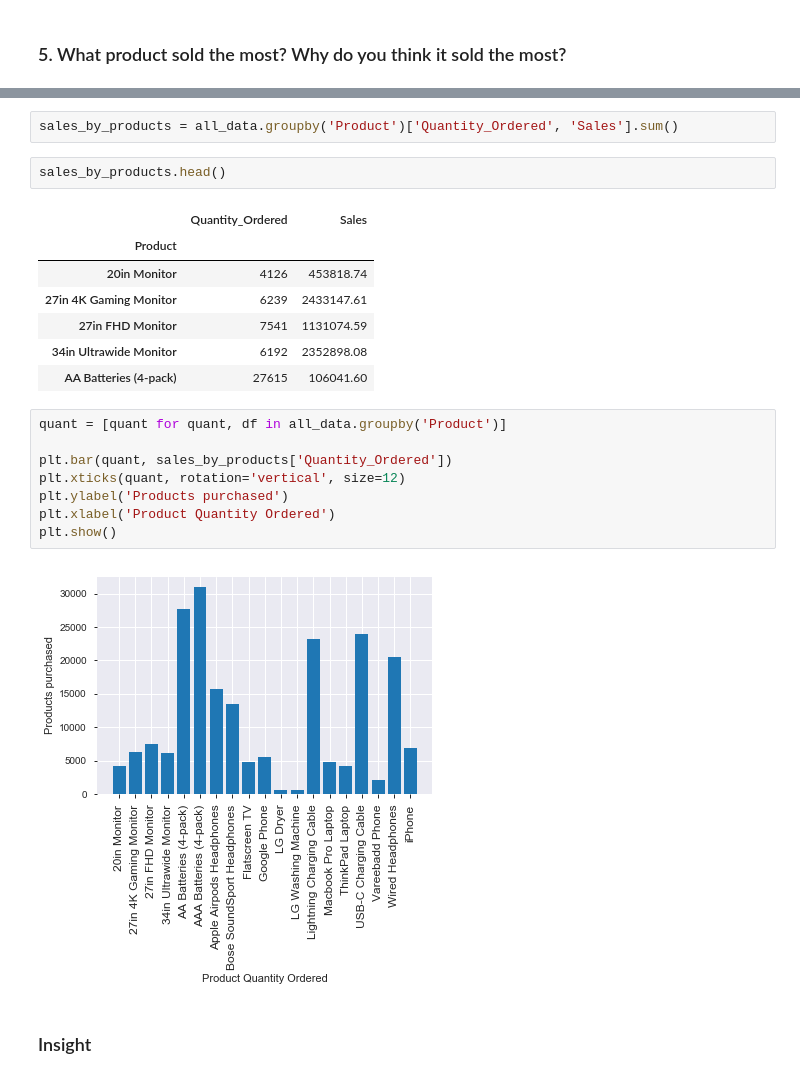
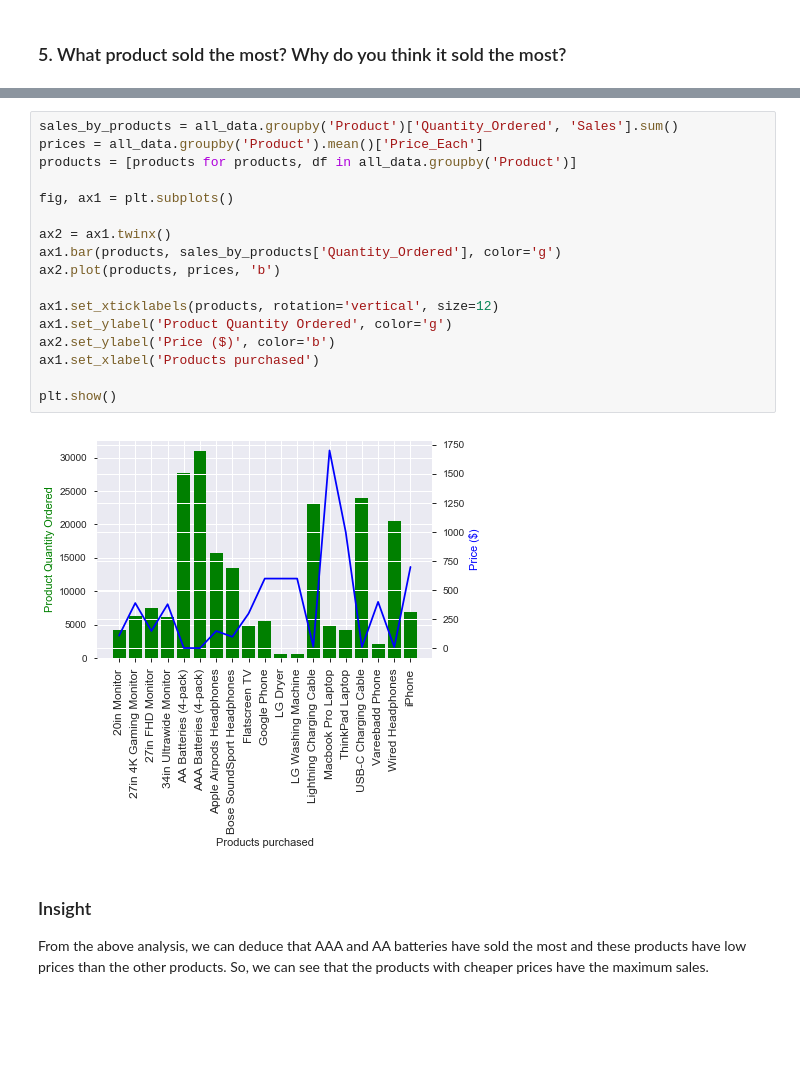
Before and after one commit to madhulika95b/Sales-data-analysis, a Jupyter notebook: sales_data_analysis.ipynb, the cells around one changed output, grey strips where cells are left out. Drawn from its saved outputs; the diff is of its cells as text; blank space fills up the shorter version.

Commit message:
Modify product sales analysis and add Insights.

```diff
--- a/sales_data_analysis.ipynb
+++ b/sales_data_analysis.ipynb
@@ -202,27 +208,26 @@ all_data.head()
 | 3 | 176560 | Google Phone | 1 | 600.00 | 2019-04-12 14:38:00 | 669 Spruce St, Los Angeles, CA 90001 | 2019 | 4 | ... |
 | 4 | 176560 | Wired Headphones | 1 | 11.99 | 2019-04-12 14:38:00 | 669 Spruce St, Los Angeles, CA 90001 | 2019 | 4 | ... |
 | 5 | 176561 | Wired Headphones | 1 | 11.99 | 2019-04-30 09:27:00 | 333 8th St, Los Angeles, CA 90001 | 2019 | 4 | ... |
-# %%
-sales_by_products = all_data.groupby('Product')['Quantity_Ordered', 'Sales'].sum()
-# %%
-sales_by_products.head()
-# %% [output]
-|  | Quantity_Ordered | Sales |
-| Product |  |  |
-| 20in Monitor | 4126 | 453818.74 |
-| 27in 4K Gaming Monitor | 6239 | 2433147.61 |
-| 27in FHD Monitor | 7541 | 1131074.59 |
-| 34in Ultrawide Monitor | 6192 | 2352898.08 |
-| AA Batteries (4-pack) | 27615 | 106041.60 |
-# %%
-quant = [quant for quant, df in all_data.groupby('Product')]
-
-plt.bar(quant, sales_by_products['Quantity_Ordered'])
-plt.xticks(quant, rotation='vertical', size=12)
-plt.ylabel('Products purchased')
-plt.xlabel('Product Quantity Ordered')
-plt.show()
-# %% [output]
-[figure, removed]
-# %% [markdown]
-### Insight
+# %%
+sales_by_products = all_data.groupby('Product')['Quantity_Ordered', 'Sales'].sum()
+prices = all_data.groupby('Product').mean()['Price_Each']
+products = [products for products, df in all_data.groupby('Product')]
+
+fig, ax1 = plt.subplots()
+
+ax2 = ax1.twinx()
+ax1.bar(products, sales_by_products['Quantity_Ordered'], color='g')
+ax2.plot(products, prices, 'b')
+
+ax1.set_xticklabels(products, rotation='vertical', size=12)
+ax1.set_ylabel('Product Quantity Ordered', color='g')
+ax2.set_ylabel('Price ($)', color='b')
+ax1.set_xlabel('Products purchased')
+
+plt.show()
+# %% [output]
+[figure, added]
+# %% [markdown]
+### Insight
+
+From the above analysis, we can deduce that AAA and AA batteries have sold the most and these products have low prices than the other products. So, we can see that the products with cheaper prices have the maximum sales.
```
Also changed, not shown: parts of 7 cells of this notebook.
